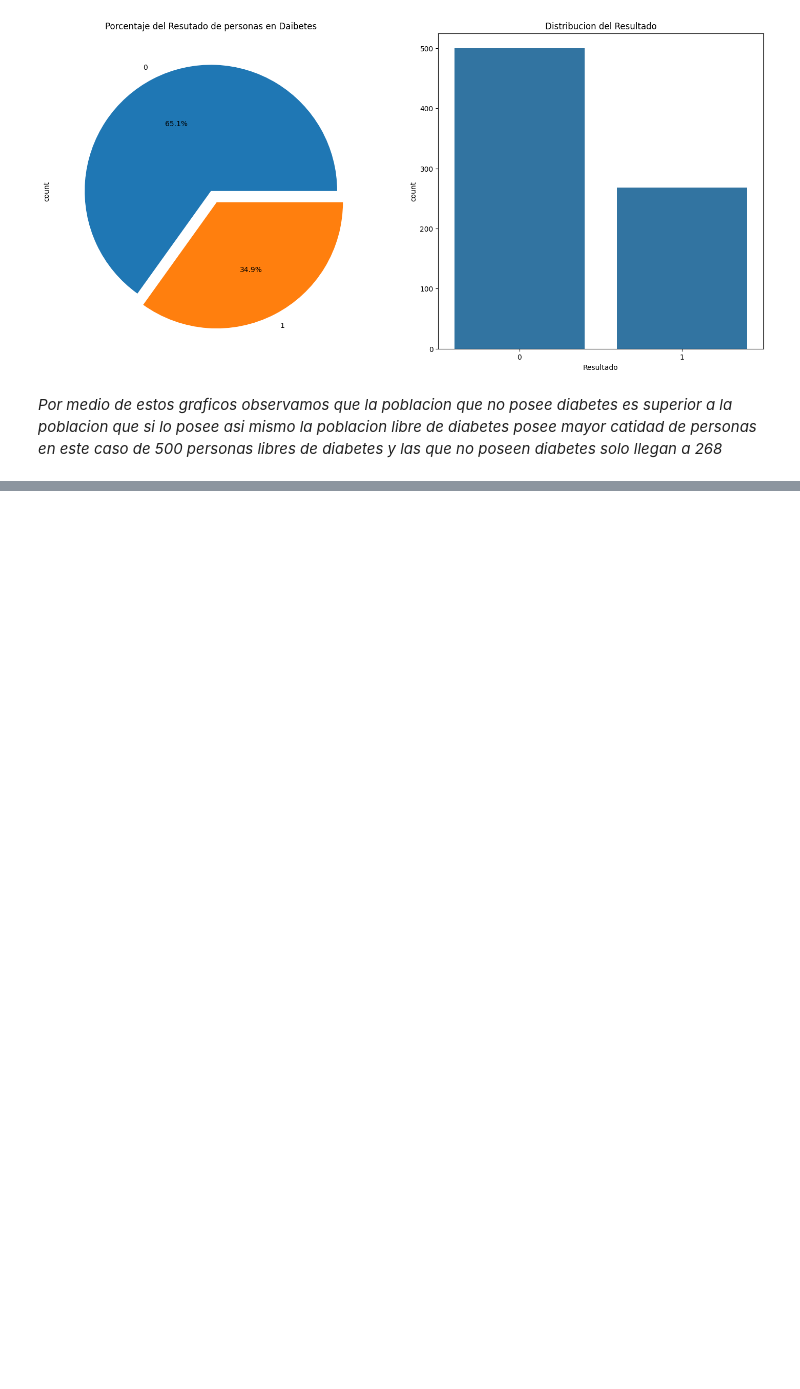
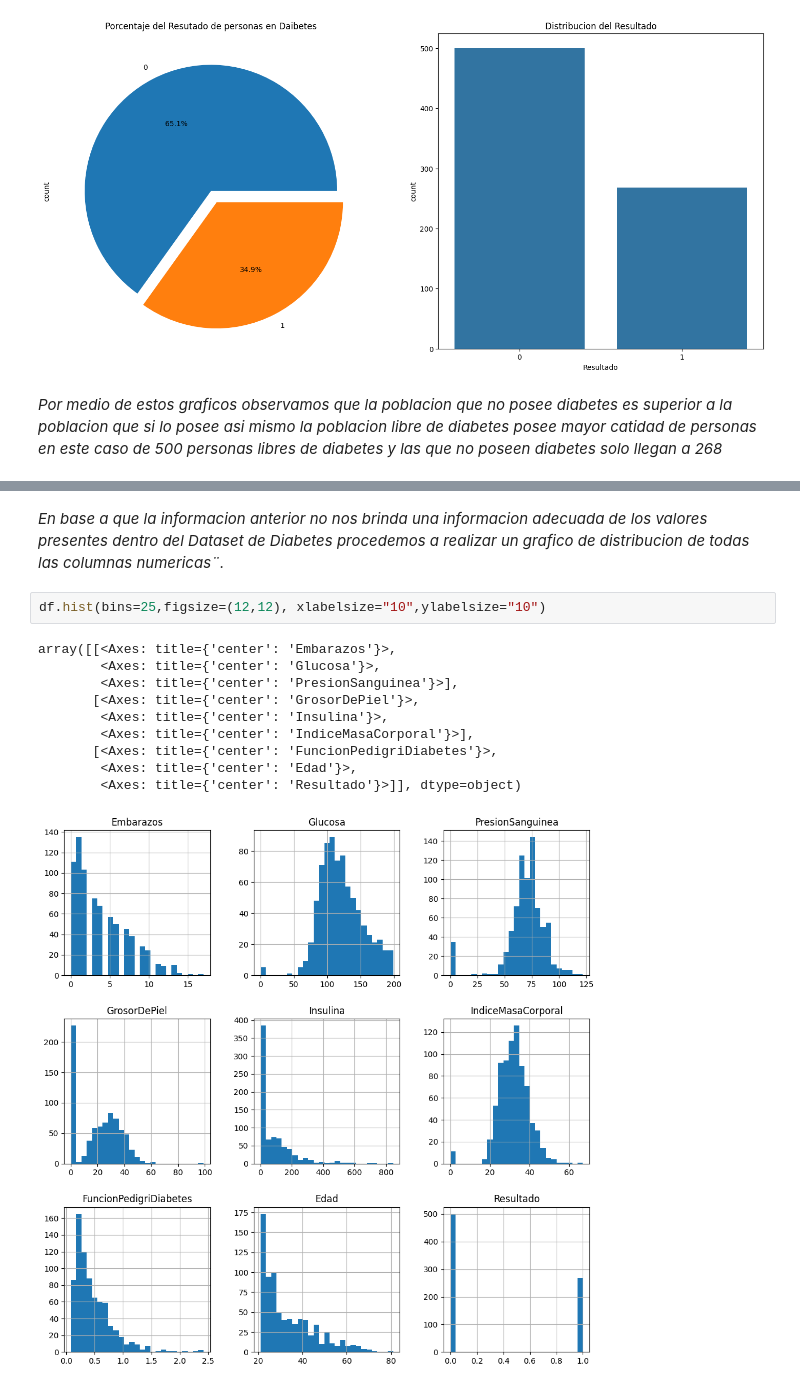
Before and after one commit to alexdaniel-23/Pima-Indians-Diabetes-EDA-ML, a Jupyter notebook: Diabetes.ipynb, the cells around one changed output, grey strips where cells are left out. Drawn from its saved outputs; the diff is of its cells as text; blank space fills up the shorter version.

```diff
--- a/Diabetes.ipynb
+++ b/Diabetes.ipynb
@@ -139,0 +174,15 @@ df.describe()
+# %% [markdown]
+*En base a que la informacion anterior no nos brinda una informacion adecuada de los valores presentes dentro del Dataset de Diabetes procedemos a realizar un grafico de distribucion de todas las columnas numericas¨.*
+# %%
+df.hist(bins=25,figsize=(12,12), xlabelsize="10",ylabelsize="10")
+# %% [output]
+array([[<Axes: title={'center': 'Embarazos'}>,
+        <Axes: title={'center': 'Glucosa'}>,
+        <Axes: title={'center': 'PresionSanguinea'}>],
+       [<Axes: title={'center': 'GrosorDePiel'}>,
+        <Axes: title={'center': 'Insulina'}>,
+        <Axes: title={'center': 'IndiceMasaCorporal'}>],
+       [<Axes: title={'center': 'FuncionPedigriDiabetes'}>,
+        <Axes: title={'center': 'Edad'}>,
+        <Axes: title={'center': 'Resultado'}>]], dtype=object)
+[figure, added]
```
Also changed, not shown: parts of 11 cells of this notebook.
